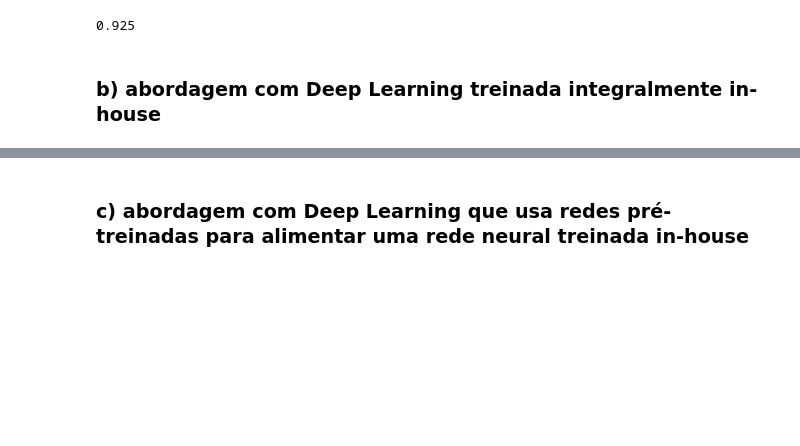
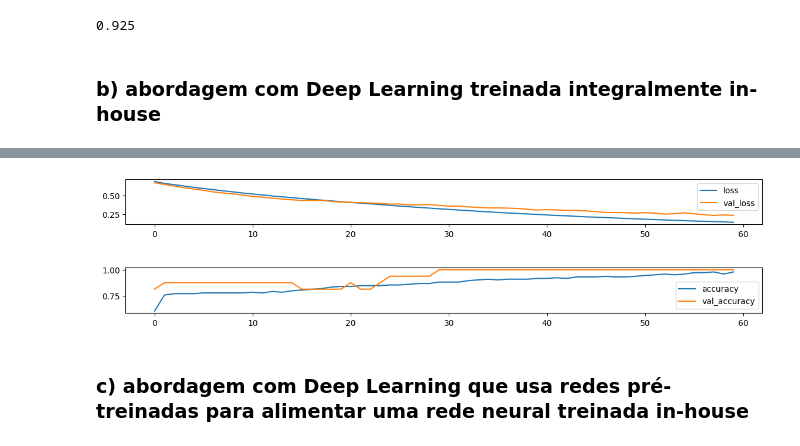
Before and after one commit to nicolecosta/nlpnicole, a Jupyter notebook: AF_NicoleSarvasi/promptSecurity.ipynb, the cells around one changed output, grey strips where cells are left out. Saved outputs shown, nothing was run; the diff lists cells and outputs as text; code cells hidden in the pictures; blank space fills up the shorter version.

```diff
--- a/AF_NicoleSarvasi/promptSecurity.ipynb
+++ b/AF_NicoleSarvasi/promptSecurity.ipynb
@@ -114,0 +93,34 @@ ValueError: in user code:
+# %%
+vocab_size = 1500
+
+def avg_embedding_softmax_model(vectorize_layer, vocab_size=vocab_size):
+    # Input layer for textual data
+    input_layer = Input(shape=(1,), dtype=tf.string)
+    x = input_layer
+    # Apply the vectorization layer to convert text to integer sequences
+    x = vectorize_layer(x)
+     # Embedding layer to create word embeddings
+    x = Embedding(vocab_size, 128, name='projecao')(x)
+    # Global average pooling to reduce the dimensionality
+    x = GlobalAveragePooling1D()(x)
+    # Dense layer for classification
+    x = Dense(2, name='classificador')(x)
+    # Softmax activation for output probabilities
+    x = Activation('softmax')(x)
+    return Model(input_layer, x)
+
+vectorize_layer = TextVectorization(output_mode='int', max_tokens=vocab_size, pad_to_max_tokens=True, output_sequence_length=200)
+# Adapt the vectorization layer to the training data
+vectorize_layer.adapt(Xb_train)
+
+ # Create the model using the vectorization layer
+clf = avg_embedding_softmax_model(vectorize_layer)
+# Print the summary of the model (architecture and parameters)
+print(clf.summary())
+
+# Compile the model with loss and metrics
+clf.compile(loss='categorical_crossentropy', metrics=['accuracy'])
+# Train the model
+history = clf.fit(Xb_train, yb_train, epochs=60, verbose=1, validation_split=0.1)
+# Evaluate the model on the test data
+clf.evaluate(Xb_test, yb_test)
@@ -115,3 +146,17 @@ ValueError: in user code:
+# %%
+plt.figure(figsize=(14,1))
+plt.plot(history.history['loss'], label='loss')
+plt.plot(history.history['val_loss'], label='val_loss')
+plt.legend()
+plt.show()
+plt.figure(figsize=(14,1))
+plt.plot(history.history['accuracy'], label='accuracy')
+plt.plot(history.history['val_accuracy'], label='val_accuracy')
+plt.legend()
+plt.show()
+# %% [output]
+[figure, added]
+[figure, added]
 # %% [markdown]
 ### **c) abordagem com Deep Learning que usa redes pré-treinadas para alimentar uma rede neural treinada in-house**
 # %% [markdown]
```
Also changed, not shown: parts of 13 cells of this notebook, 9 other files.
